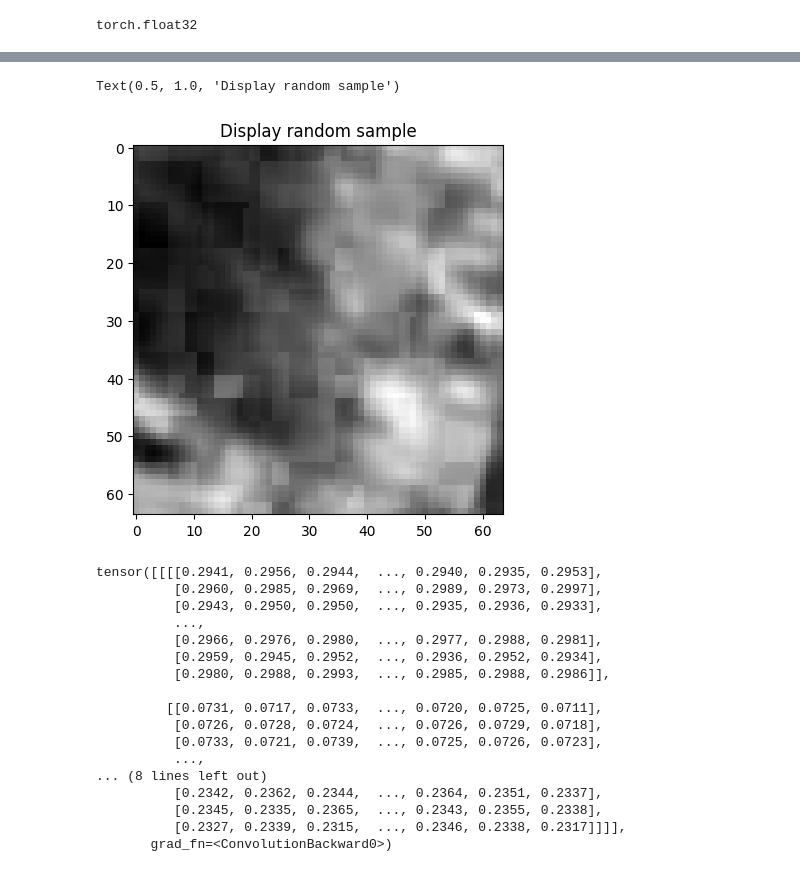
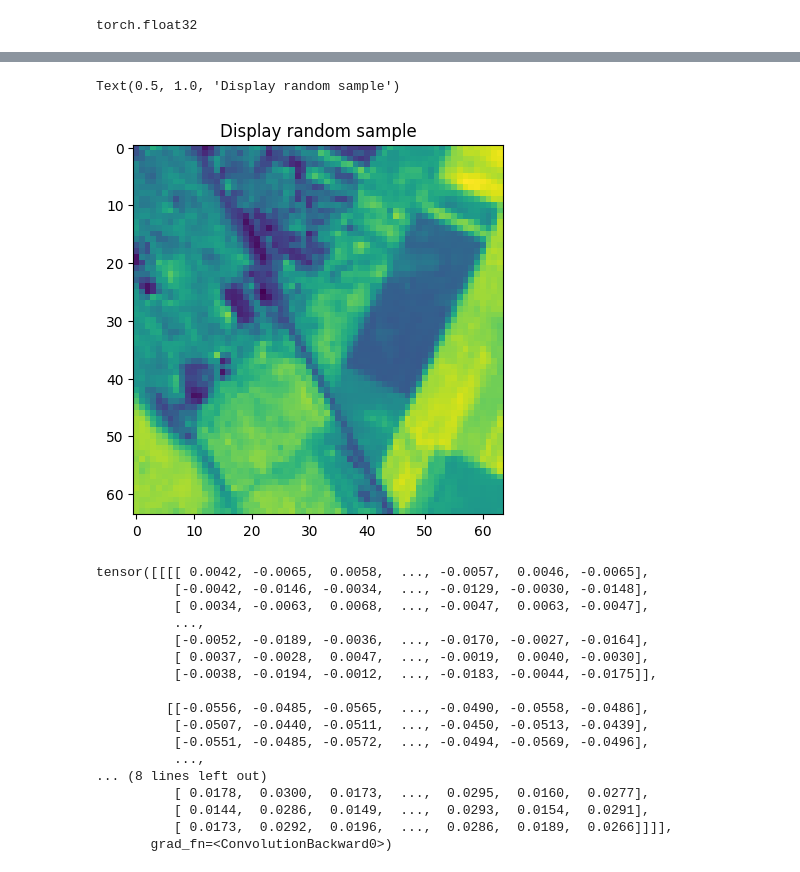
Before and after one commit to adrianmanta02/UHI-Model, a Jupyter notebook: uhi2.ipynb, the cells around one changed output, grey strips where cells are left out. Saved outputs shown, nothing was run; the diff lists cells and outputs as text; code cells hidden in the pictures.

```diff
--- a/uhi2.ipynb
+++ b/uhi2.ipynb
@@ -197,5 +364,10 @@ labels_tensor_patches = torch.from_numpy(labels_patches).type(torch.float32)
 # %%
-print(type(lst_tensor_patches)) # -> torch.Tensor.
-lst_tensor_patches.shape
+# convert numpy arrays into torch tensors
+
+import torch
+final_features = torch.from_numpy(final_features).type(torch.float32)
+final_labels = torch.from_numpy(final_labels).type(torch.float32)
+print(type(final_features)) # -> torch.Tensor.
+print(f"Shape of features: {final_features.shape}")
 # %% [output]
 <class 'torch.Tensor'>
@@ -212,10 +379,13 @@ torch.Size([80000, 1, 64, 64])
 # %%
 # convert the tensor patches into datasets
 from torch.utils.data import TensorDataset
-dataset = TensorDataset(lst_tensor_patches, labels_tensor_patches)
+dataset = TensorDataset(final_features, final_labels)
 
 train_size = int(0.8 * len(dataset))
-test_size = len(dataset) - train_size
+test_size = int(0.1 * len(dataset))
+validation_size = len(dataset) - train_size - test_size
+
 print(f"There are {test_size} samples for testing")
 print(f"There are {train_size} samples for training")
+print(f"There are {validation_size} samples for validation")
 # %% [output]
@@ -224,7 +395,9 @@ There are 64000 samples for training
 # %%
 from torch.utils.data import random_split
-train_dataset, test_dataset = random_split(dataset, [train_size, test_size])
+train_dataset, validation_dataset, test_dataset = random_split(
+    dataset, [train_size, validation_size, test_size]
+)
 
 print(len(train_dataset)) # it matches the train_size.
-print(f"For patch number 63999, the input data shape is {train_dataset[63999][0].shape} and the label associated shape is {train_dataset[63999][1].shape}")
+print(f"For patch number 1544, the input data shape is {train_dataset[1544][0].shape} and the label associated shape is {train_dataset[1544][1].shape}")
 # %% [output]
@@ -241,11 +414,18 @@ BATCH_SIZE = 16 # compute the data into batches.
 
 train_dataloader = DataLoader(dataset = train_dataset,
                               batch_size = BATCH_SIZE,
-                              shuffle = True) # it is considered good practice to shuffle the train data
+                              shuffle = True, # it is considered good practice to shuffle the train data
+                              num_workers = 2) # runs data on 2 parallel processes
+
+validation_dataloader = DataLoader(dataset = validation_dataset,
+                                   batch_size = BATCH_SIZE,
+                                   shuffle = False,
+                                   num_workers = 2)
 
 test_dataloader = DataLoader(dataset = test_dataset,
                              batch_size = BATCH_SIZE,
-                             shuffle = False)
+                             shuffle = False,
+                             num_workers = 2)
 # %%
 # check the outputs
 print(f"There are {len(train_dataloader)} training batches, each having {BATCH_SIZE} samples.")
@@ -262,13 +444,13 @@ torch.Size([16, 1, 64, 64])
 # %%
 import matplotlib.pyplot as plt
 random_idx = torch.randint(0, len(image_batch), size = [1]).item()
 img, label = image_batch[random_idx], label_batch[random_idx]
 
-plt.imshow(img.squeeze(), cmap = "gray")
+plt.imshow(img[3])
 plt.title("Display random sample")
 # %% [output]
 Text(0.5, 1.0, 'Display random sample')
-[figure, old version]
+[figure, new version]
 # %%
 from torch import nn
 
@@ -336,32 +548,28 @@ class TinyVGG(nn.Module):
 # %%
 # create an instance of the model
-model_0 = TinyVGG(input_shape = 1,
+model_0 = UHINet(input_shape = 13,
                   output_shape = 3,
-                  hidden_units = 10)
+                  hidden_units = 32)
 
 # do a forward pass with some random data
-dummy_tensor = torch.rand([1,1,64,64])
-model_0(dummy_tensor) # returns a tensor with 3 values -> which are logits for our three labels
-# in our training and test loop, we need to convert the logits into real probabilities.
-
-# RuntimeError: mat1 and mat2 shapes cannot be multiplied (1x1690 and 490x3)
-# modify the in_features after the flattening layer in the model class
+dummy_tensor = torch.rand([1,13,64,64])
+model_0(dummy_tensor)
 # %% [output]
-tensor([[[[0.2941, 0.2956, 0.2944,  ..., 0.2940, 0.2935, 0.2953],
-          [0.2960, 0.2985, 0.2969,  ..., 0.2989, 0.2973, 0.2997],
-          [0.2943, 0.2950, 0.2950,  ..., 0.2935, 0.2936, 0.2933],
+tensor([[[[ 0.0042, -0.0065,  0.0058,  ..., -0.0057,  0.0046, -0.0065],
+          [-0.0042, -0.0146, -0.0034,  ..., -0.0129, -0.0030, -0.0148],
+          [ 0.0034, -0.0063,  0.0068,  ..., -0.0047,  0.0063, -0.0047],
           ...,
-          [0.2966, 0.2976, 0.2980,  ..., 0.2977, 0.2988, 0.2981],
-          [0.2959, 0.2945, 0.2952,  ..., 0.2936, 0.2952, 0.2934],
-          [0.2980, 0.2988, 0.2993,  ..., 0.2985, 0.2988, 0.2986]],
+          [-0.0052, -0.0189, -0.0036,  ..., -0.0170, -0.0027, -0.0164],
+          [ 0.0037, -0.0028,  0.0047,  ..., -0.0019,  0.0040, -0.0030],
+          [-0.0038, -0.0194, -0.0012,  ..., -0.0183, -0.0044, -0.0175]],
 
-         [[0.0731, 0.0717, 0.0733,  ..., 0.0720, 0.0725, 0.0711],
-          [0.0726, 0.0728, 0.0724,  ..., 0.0726, 0.0729, 0.0718],
-          [0.0733, 0.0721, 0.0739,  ..., 0.0725, 0.0726, 0.0723],
+         [[-0.0556, -0.0485, -0.0565,  ..., -0.0490, -0.0558, -0.0486],
+          [-0.0507, -0.0440, -0.0511,  ..., -0.0450, -0.0513, -0.0439],
+          [-0.0551, -0.0485, -0.0572,  ..., -0.0494, -0.0569, -0.0496],
           ...,
 ... (8 lines left out)
-          [0.2342, 0.2362, 0.2344,  ..., 0.2364, 0.2351, 0.2337],
-          [0.2345, 0.2335, 0.2365,  ..., 0.2343, 0.2355, 0.2338],
-          [0.2327, 0.2339, 0.2315,  ..., 0.2346, 0.2338, 0.2317]]]],
+          [ 0.0178,  0.0300,  0.0173,  ...,  0.0295,  0.0160,  0.0277],
+          [ 0.0144,  0.0286,  0.0149,  ...,  0.0293,  0.0154,  0.0291],
+          [ 0.0173,  0.0292,  0.0196,  ...,  0.0286,  0.0189,  0.0266]]]],
        grad_fn=<ConvolutionBackward0>)
 # %%
```
Also changed, not shown: parts of 24 cells of this notebook, 23 other files.
